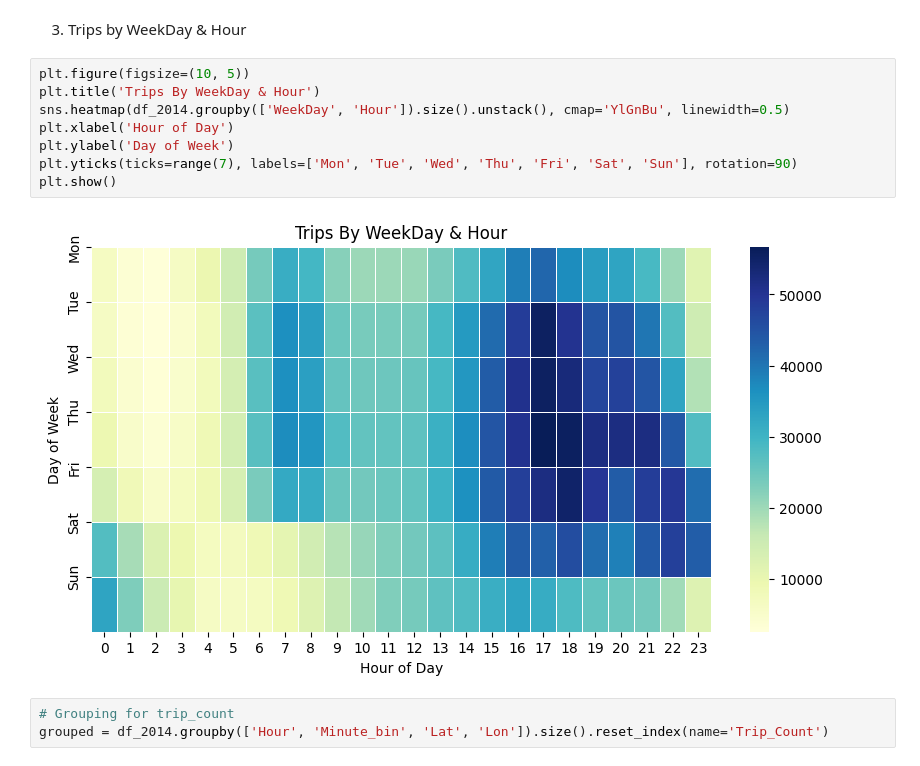
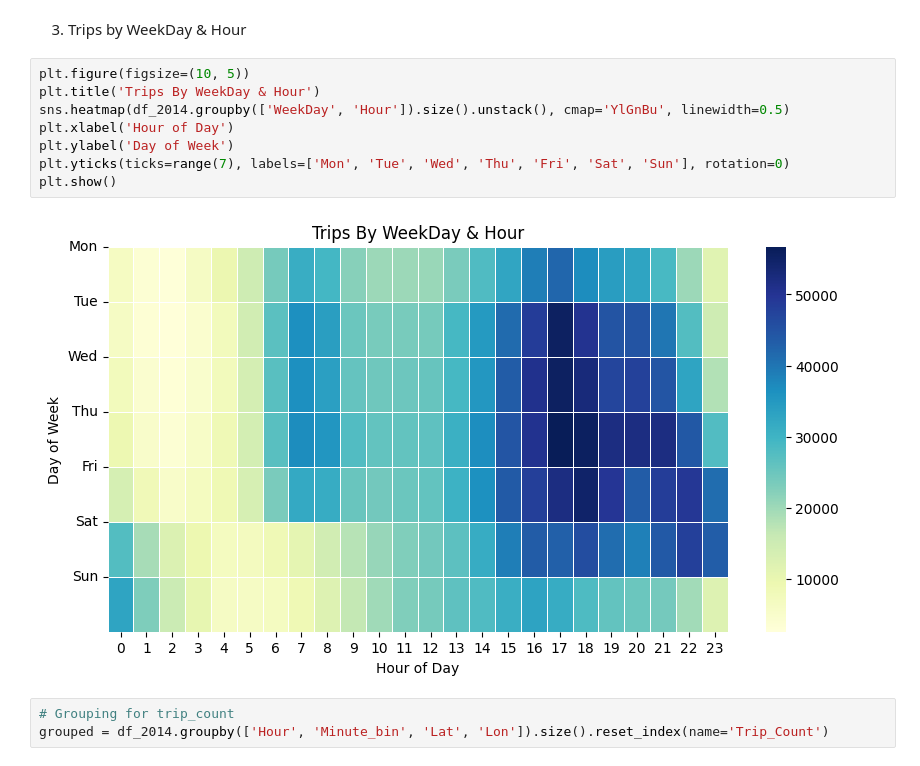
Before and after one commit to ssnannaware27/Ride_Demand_Prediction_UBER, a Jupyter notebook: Notebook/ride_demand_prediction.ipynb, the cells around one changed output. Drawn from its saved outputs; the diff is of its cells as text.

```diff
--- a/Notebook/ride_demand_prediction.ipynb
+++ b/Notebook/ride_demand_prediction.ipynb
@@ -164,13 +164,13 @@ Hence, we can conclude from thsi graph that :
 # %%
 plt.figure(figsize=(10, 5))
 plt.title('Trips By WeekDay & Hour')
 sns.heatmap(df_2014.groupby(['WeekDay', 'Hour']).size().unstack(), cmap='YlGnBu', linewidth=0.5)
 plt.xlabel('Hour of Day')
 plt.ylabel('Day of Week')
-plt.yticks(ticks=range(7), labels=['Mon', 'Tue', 'Wed', 'Thu', 'Fri', 'Sat', 'Sun'], rotation=90)
+plt.yticks(ticks=range(7), labels=['Mon', 'Tue', 'Wed', 'Thu', 'Fri', 'Sat', 'Sun'], rotation=0)
 plt.show()
 # %% [output]
-[figure, old version]
+[figure, new version]
 # %%
 # Grouping for trip_count
 grouped = df_2014.groupby(['Hour', 'Minute_bin', 'Lat', 'Lon']).size().reset_index(name='Trip_Count')
```
